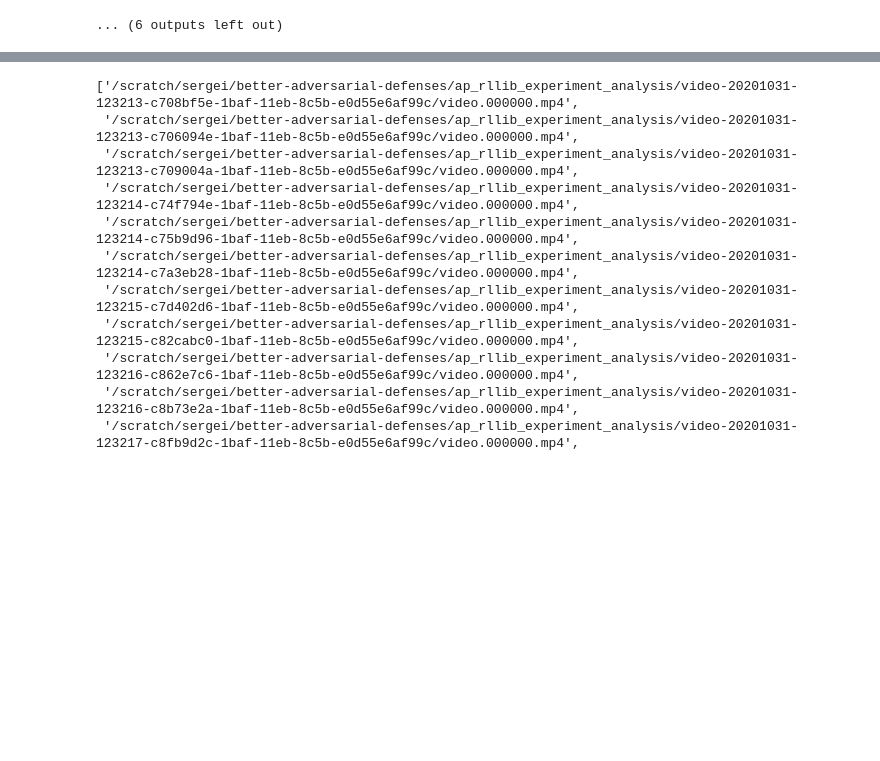
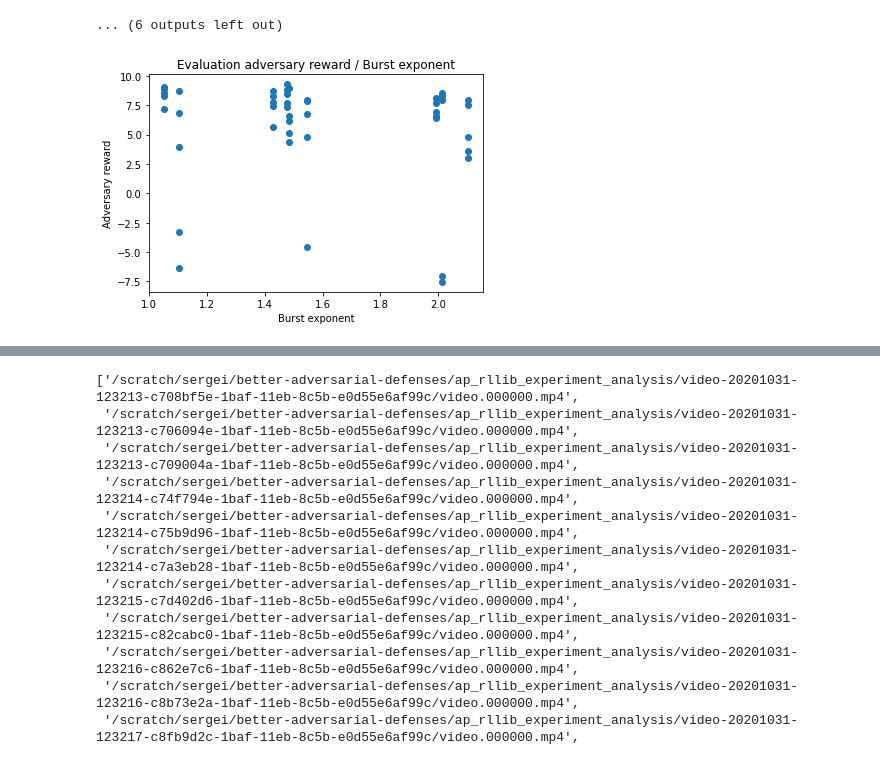
Before and after one commit to HumanCompatibleAI/better-adversarial-defenses, a Jupyter notebook: ap_rllib_experiment_analysis/youshallnotpass_rllib-analysis-eval.ipynb, the cells around one changed output, grey strips where cells are left out. Saved outputs shown, nothing was run; the diff lists cells and outputs as text; code cells hidden in the pictures; blank space fills up the shorter version.

```diff
--- a/ap_rllib_experiment_analysis/youshallnotpass_rllib-analysis-eval.ipynb
+++ b/ap_rllib_experiment_analysis/youshallnotpass_rllib-analysis-eval.ipynb
@@ -96,3 +92,11 @@ def fill_exponent_from_checkpoint_restore():
+# %%
+plt.title('Evaluation adversary reward / Burst exponent')
+plt.xlabel('Burst exponent')
+plt.ylabel('Adversary reward')
+plt.scatter(df['exponents'], df['policy_reward_mean/player_1'])
+plt.show()
+# %% [output]
+[figure, added]
 # %%
 plt.title('Evaluation adversary reward / Burst exponent')
 plt.xlabel('Burst exponent')
```
Also changed, not shown: parts of 24 cells of this notebook, 3 other files.
